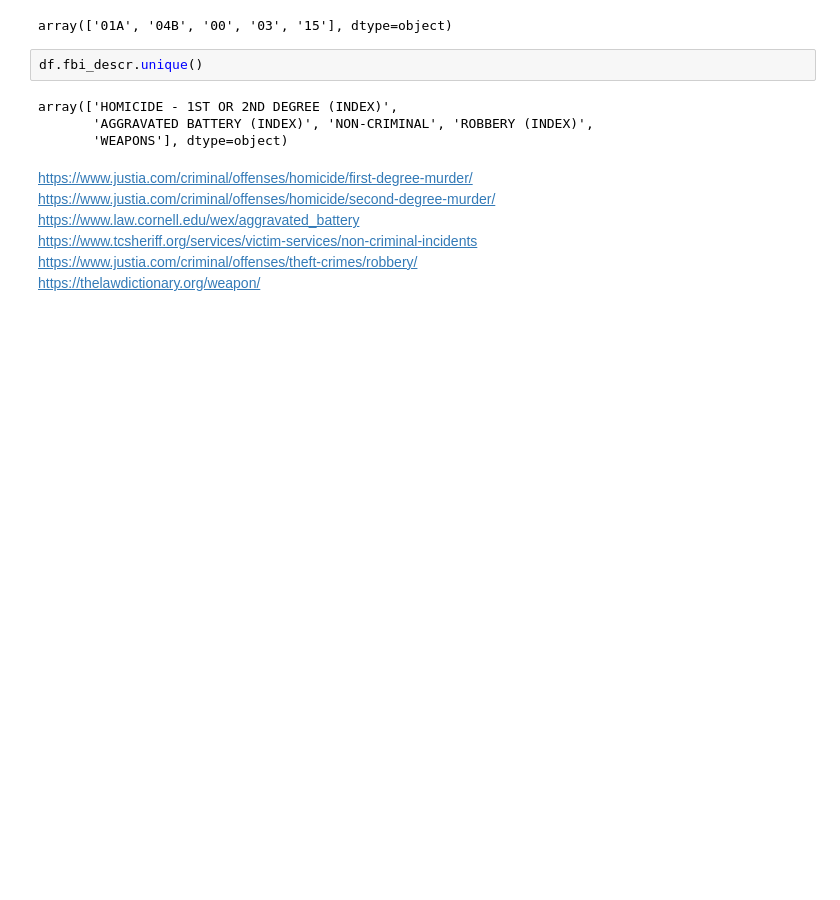
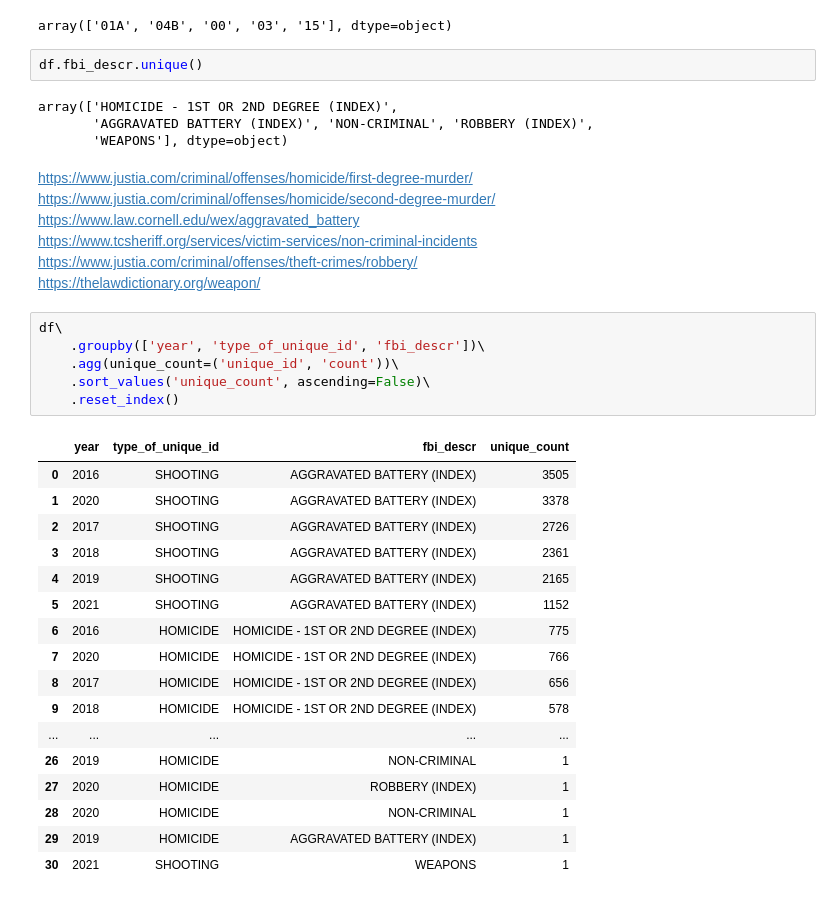
Before and after one commit to RomanD83/violence_reduction, a Jupyter notebook: vr.ipynb, the cells around one changed output. Saved outputs shown, nothing was run; the diff lists cells and outputs as text; blank space fills up the shorter version.

```diff
--- a/vr.ipynb
+++ b/vr.ipynb
@@ -183,3 +186,27 @@ https://www.law.cornell.edu/wex/aggravated_battery
 https://www.tcsheriff.org/services/victim-services/non-criminal-incidents
 https://www.justia.com/criminal/offenses/theft-crimes/robbery/
 https://thelawdictionary.org/weapon/
+# %%
+df\
+    .groupby(['year', 'type_of_unique_id', 'fbi_descr'])\
+    .agg(unique_count=('unique_id', 'count'))\
+    .sort_values('unique_count', ascending=False)\
+    .reset_index()
+# %% [output]
+|  | year | type_of_unique_id | fbi_descr | unique_count |
+| 0 | 2016 | SHOOTING | AGGRAVATED BATTERY (INDEX) | 3505 |
+| 1 | 2020 | SHOOTING | AGGRAVATED BATTERY (INDEX) | 3378 |
+| 2 | 2017 | SHOOTING | AGGRAVATED BATTERY (INDEX) | 2726 |
+| 3 | 2018 | SHOOTING | AGGRAVATED BATTERY (INDEX) | 2361 |
+| 4 | 2019 | SHOOTING | AGGRAVATED BATTERY (INDEX) | 2165 |
+| 5 | 2021 | SHOOTING | AGGRAVATED BATTERY (INDEX) | 1152 |
+| 6 | 2016 | HOMICIDE | HOMICIDE - 1ST OR 2ND DEGREE (INDEX) | 775 |
+| 7 | 2020 | HOMICIDE | HOMICIDE - 1ST OR 2ND DEGREE (INDEX) | 766 |
+| 8 | 2017 | HOMICIDE | HOMICIDE - 1ST OR 2ND DEGREE (INDEX) | 656 |
+| 9 | 2018 | HOMICIDE | HOMICIDE - 1ST OR 2ND DEGREE (INDEX) | 578 |
+| ... | ... | ... | ... | ... |
+| 26 | 2019 | HOMICIDE | NON-CRIMINAL | 1 |
+| 27 | 2020 | HOMICIDE | ROBBERY (INDEX) | 1 |
+| 28 | 2020 | HOMICIDE | NON-CRIMINAL | 1 |
+| 29 | 2019 | HOMICIDE | AGGRAVATED BATTERY (INDEX) | 1 |
+| 30 | 2021 | SHOOTING | WEAPONS | 1 |
```
Also changed, not shown: parts of 9 cells of this notebook.
